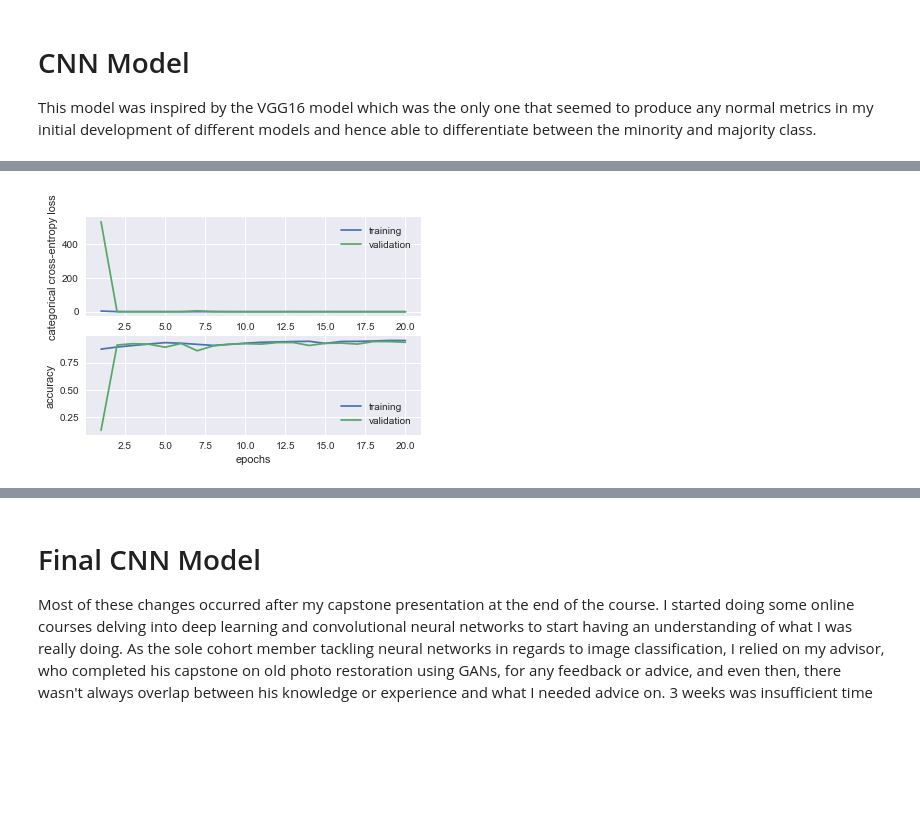
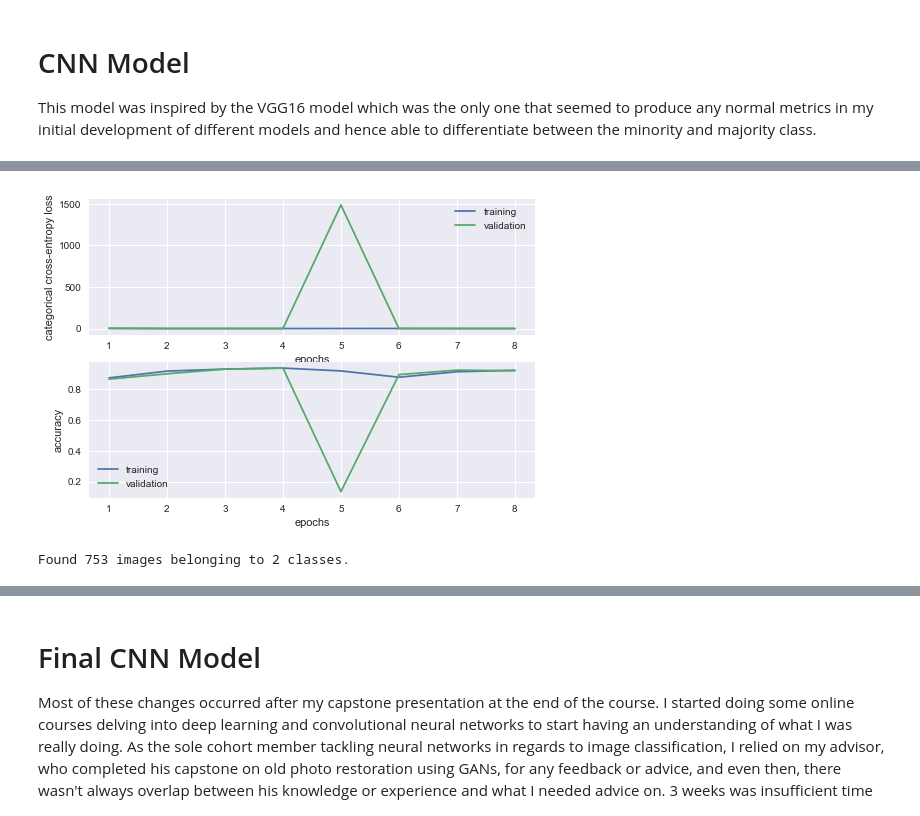
Before and after one commit to datascisteven/Melanoma-Image-Classification, a Jupyter notebook: notebooks/postaugmentation.ipynb, the cells around one changed output, grey strips where cells are left out. Drawn from its saved outputs; the diff is of its cells as text; code cells hidden in the pictures; blank space fills up the shorter version.

```diff
--- a/notebooks/postaugmentation.ipynb
+++ b/notebooks/postaugmentation.ipynb
@@ -220,7 +225,19 @@ hist_df_2
 # %%
 # visualization for loss and accuracy
-train_val_metrics(20, history2)
+train_val_metrics(8, history2)
 # %% [output]
-[figure, old version]
+[figure, new version]
+# %%
+test_generator = ImageDataGenerator(rescale=1./255).flow_from_directory(
+        test_fldr,
+        target_size = (256, 256),
+        batch_size = 1,
+        class_mode = 'binary',
+        seed = 42,
+        shuffle = False)
+
+STEP_SIZE_TEST = test_generator.n // test_generator.batch_size
+# %% [output]
+Found 753 images belonging to 2 classes.
 # %%
 # get testing loss and accuracy
```
Also changed, not shown: parts of 12 cells of this notebook, 12 other files.
